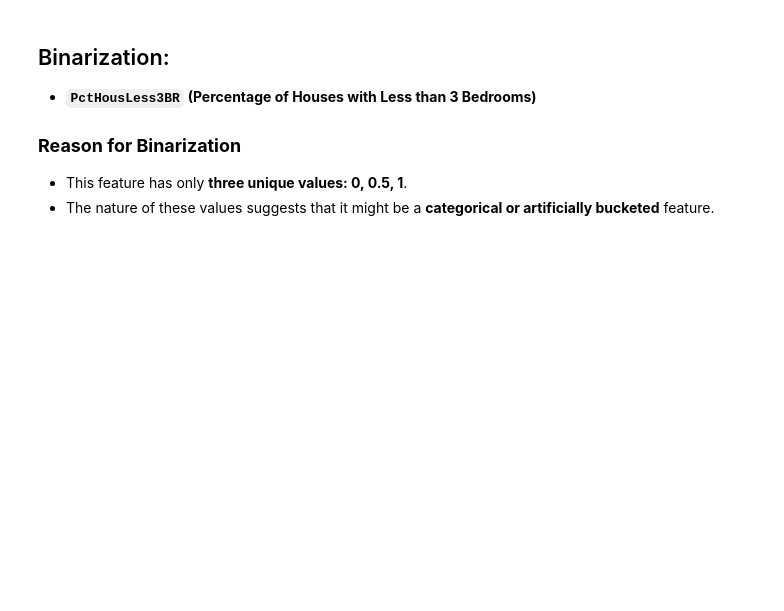
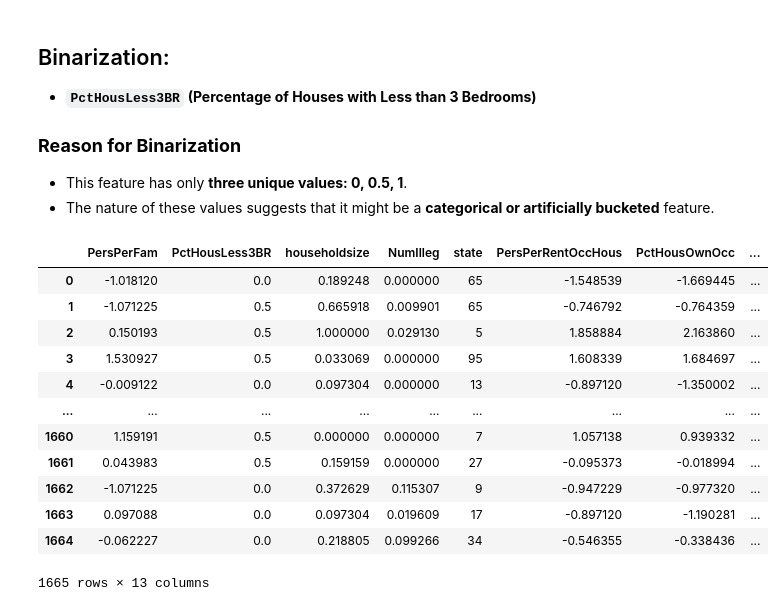
Before and after one commit to LuckyJH2024/5243_project1-Team4, a Jupyter notebook: Full_code_V1.ipynb, the cells around one changed output. Saved outputs shown, nothing was run; the diff lists cells and outputs as text; code cells hidden in the pictures; blank space fills up the shorter version.

```diff
--- a/Full_code_V1.ipynb
+++ b/Full_code_V1.ipynb
@@ -884,7 +895,3 @@ df[cols_to_standardize] = scaler.fit_transform(df[cols_to_standardize])
-# %%
-scaler = MinMaxScaler()
-cols_to_normalize = ['householdsize']
-df[cols_to_normalize] = scaler.fit_transform(df[cols_to_normalize])
 # %% [markdown]
 ## Log Transformation:
 - **`NumIlleg` (Number of Illegal Immigrants)**
@@ -910,5 +917,20 @@ df['NumUnderPov'] = np.log1p(df['NumUnderPov'])
 - The nature of these values suggests that it might be a **categorical or artificially bucketed** feature.
 # %%
 df['PctHousLess3BR_binary'] = (df['PctHousLess3BR'] > 0).astype(int)
+df
+# %% [output]
+|  | PersPerFam | PctHousLess3BR | householdsize | NumIlleg | state | PersPerRentOccHous | PctHousOwnOcc | ... |
+| 0 | -1.018120 | 0.0 | 0.189248 | 0.000000 | 65 | -1.548539 | -1.669445 | ... |
+| 1 | -1.071225 | 0.5 | 0.665918 | 0.009901 | 65 | -0.746792 | -0.764359 | ... |
+| 2 | 0.150193 | 0.5 | 1.000000 | 0.029130 | 5 | 1.858884 | 2.163860 | ... |
+| 3 | 1.530927 | 0.5 | 0.033069 | 0.000000 | 95 | 1.608339 | 1.684697 | ... |
+| 4 | -0.009122 | 0.0 | 0.097304 | 0.000000 | 13 | -0.897120 | -1.350002 | ... |
+| ... | ... | ... | ... | ... | ... | ... | ... | ... |
+| 1660 | 1.159191 | 0.5 | 0.000000 | 0.000000 | 7 | 1.057138 | 0.939332 | ... |
+| 1661 | 0.043983 | 0.5 | 0.159159 | 0.000000 | 27 | -0.095373 | -0.018994 | ... |
+| 1662 | -1.071225 | 0.0 | 0.372629 | 0.115307 | 9 | -0.947229 | -0.977320 | ... |
+| 1663 | 0.097088 | 0.0 | 0.097304 | 0.019609 | 17 | -0.897120 | -1.190281 | ... |
+| 1664 | -0.062227 | 0.0 | 0.218805 | 0.099266 | 34 | -0.546355 | -0.338436 | ... |
+1665 rows × 13 columns
 # %%
 df.to_csv("cleaned_selected_features_engineered.csv", index=False)
```
Also changed, not shown: parts of 8 cells of this notebook.
